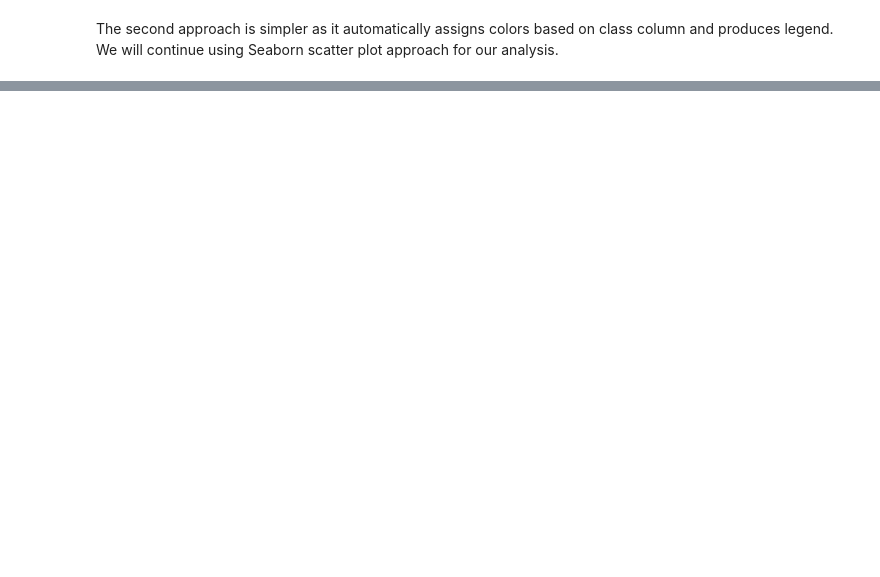
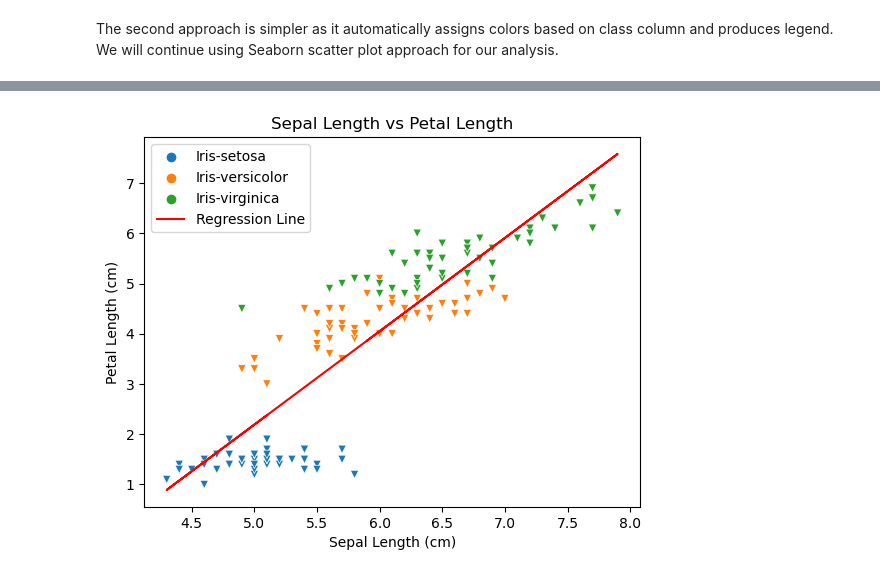
Before and after one commit to Oksyyy/pands-project, a Jupyter notebook: project.ipynb, the cells around one changed output, grey strips where cells are left out. Drawn from its saved outputs; the diff is of its cells as text; code cells hidden in the pictures; blank space fills up the shorter version.

```diff
--- a/project.ipynb
+++ b/project.ipynb
@@ -619,0 +653,11 @@ The following resources were used in the development of the sample scatter plot
+# %%
+# Define x and y variables to be used in the regression analysis
+x = iris_df['sepal_length']
+y = iris_df['petal_length']
+# %%
+# Calculate the slope (m) and intercept (c) of the linear regression line using numpy's polyfit function
+# Degree = 1 is used to fit a straight line
+m,c = np.polyfit(x, y, 1)
+
+# Show the slope and intercept values
+m, c
@@ -619,0 +670,22 @@ The following resources were used in the development of the sample scatter plot
+# %%
+# Create a scatter plot using the scatterplot() function
+sns.scatterplot(data=iris_df, x='sepal_length', y='petal_length', hue='class', marker='v')
+
+# Set axes labels
+plt.xlabel('Sepal Length (cm)')
+plt.ylabel('Petal Length (cm)')
+
+# Add regression line using the plot() function
+# Pass x values (sepal_length) and y values (petal_length) using the slope and intercept values calculated above
+plt.plot(x, m*x + c, color='red', label='Regression Line')
+
+# Add legend
+plt.legend()
+
+# Add title
+plt.title('Sepal Length vs Petal Length')
+
+# Show the plot
+plt.show()
+# %% [output]
+[figure, added]
```
Also changed, not shown: parts of 26 cells of this notebook, 8 other files.
